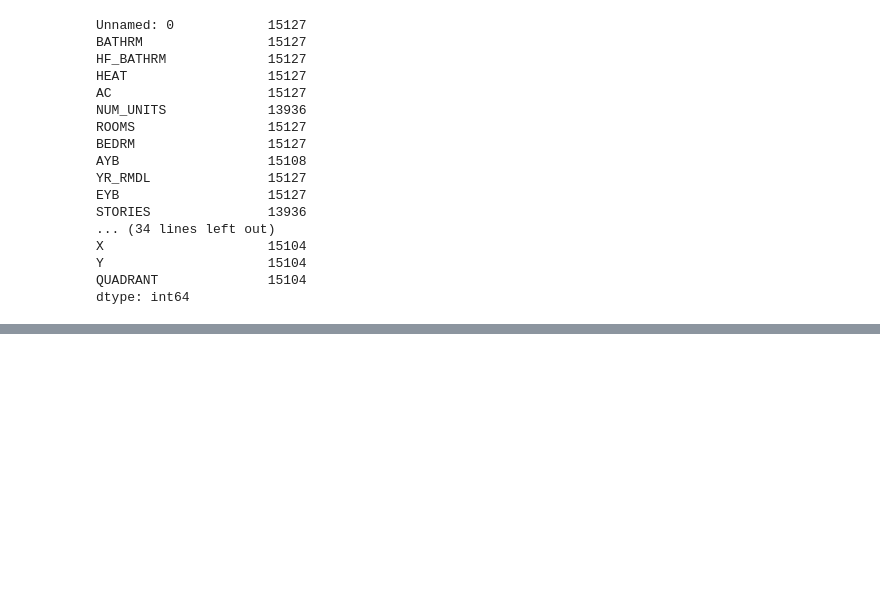
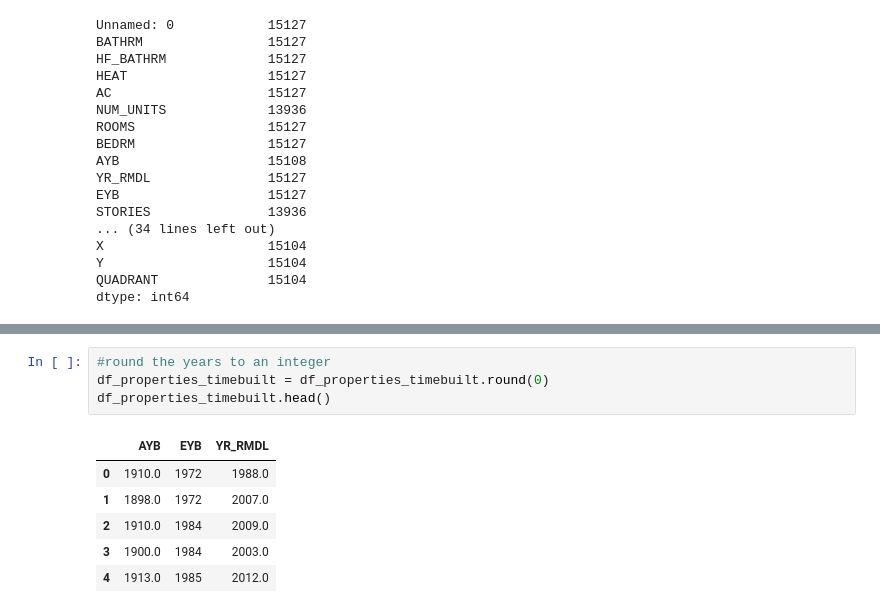
Before and after one commit to CeciliaM13/Modules, a Jupyter notebook: Project1.ipynb, the cells around one changed output, grey strips where cells are left out. Cells and saved outputs as stored; diff of their text form; blank space fills up the shorter version.

```diff
--- a/Project1.ipynb
+++ b/Project1.ipynb
@@ -231,0 +258,11 @@ KeyError: ('PRICE', 'YR_RMDL')
+# %%
+#round the years to an integer
+df_properties_timebuilt = df_properties_timebuilt.round(0)
+df_properties_timebuilt.head()
+# %% [output]
+|  | AYB | EYB | YR_RMDL |
+| 0 | 1910.0 | 1972 | 1988.0 |
+| 1 | 1898.0 | 1972 | 2007.0 |
+| 2 | 1910.0 | 1984 | 2009.0 |
+| 3 | 1900.0 | 1984 | 2003.0 |
+| 4 | 1913.0 | 1985 | 2012.0 |
```
Also changed, not shown: parts of 6 cells of this notebook.
